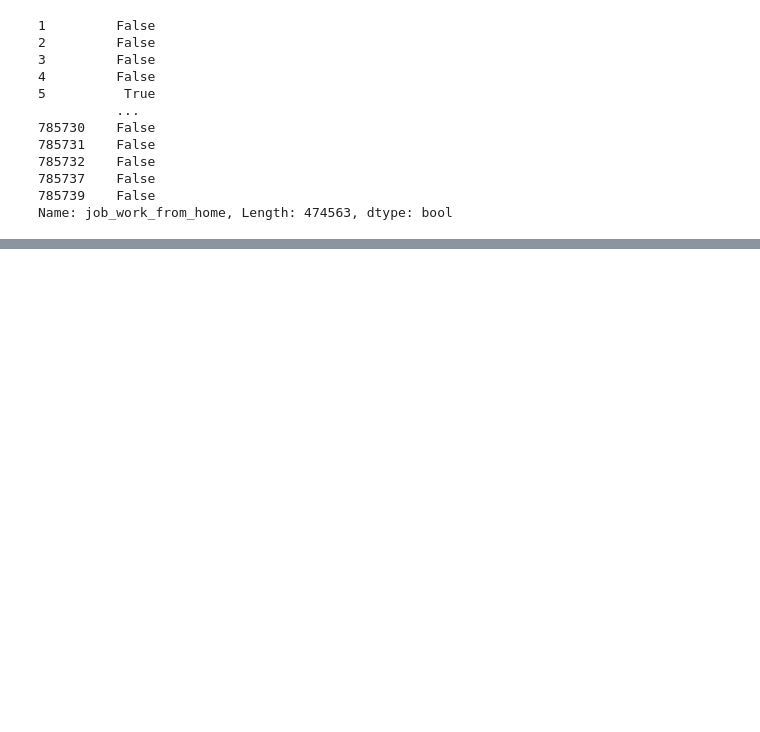
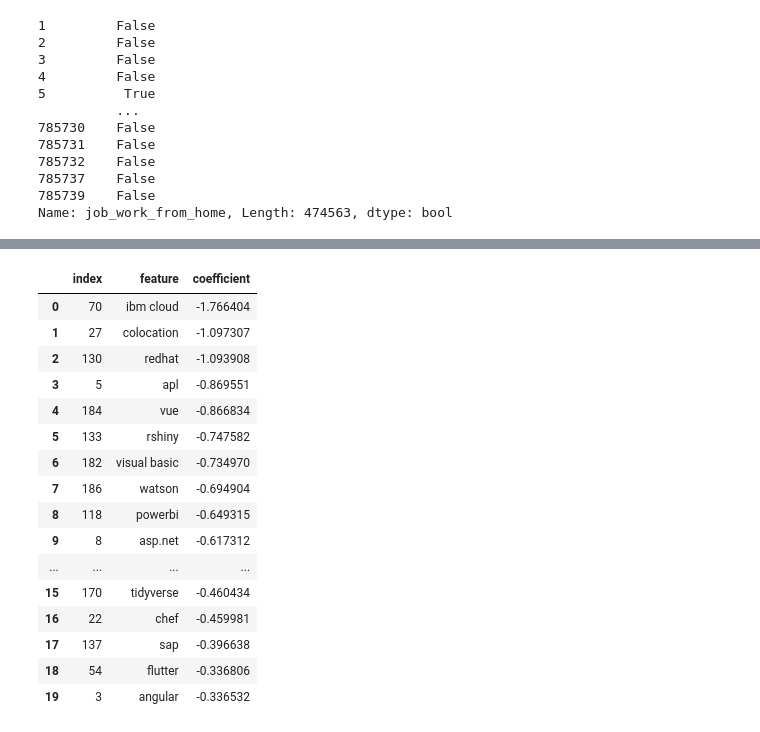
Before and after one commit to afomya/data_job_market_analysis, a Jupyter notebook: src/4_remote_work_modeling.ipynb, the cells around one changed output, grey strips where cells are left out. Drawn from its saved outputs; the diff is of its cells as text; code cells hidden in the pictures; blank space fills up the shorter version.

```diff
--- a/src/4_remote_work_modeling.ipynb
+++ b/src/4_remote_work_modeling.ipynb
@@ -72,0 +182,20 @@ Name: job_work_from_home, Length: 474563, dtype: bool
+# %%
+top_negative.reset_index()
+# %% [output]
+|  | index | feature | coefficient |
+| 0 | 70 | ibm cloud | -1.766404 |
+| 1 | 27 | colocation | -1.097307 |
+| 2 | 130 | redhat | -1.093908 |
+| 3 | 5 | apl | -0.869551 |
+| 4 | 184 | vue | -0.866834 |
+| 5 | 133 | rshiny | -0.747582 |
+| 6 | 182 | visual basic | -0.734970 |
+| 7 | 186 | watson | -0.694904 |
+| 8 | 118 | powerbi | -0.649315 |
+| 9 | 8 | asp.net | -0.617312 |
+| ... | ... | ... | ... |
+| 15 | 170 | tidyverse | -0.460434 |
+| 16 | 22 | chef | -0.459981 |
+| 17 | 137 | sap | -0.396638 |
+| 18 | 54 | flutter | -0.336806 |
+| 19 | 3 | angular | -0.336532 |
```
Also changed, not shown: parts of 12 cells of this notebook, 2 other files.
